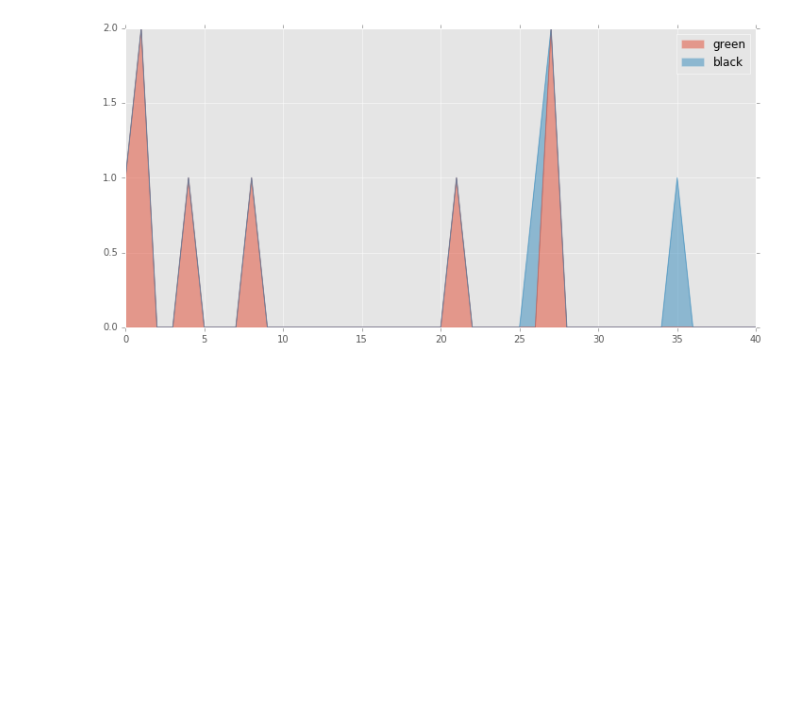
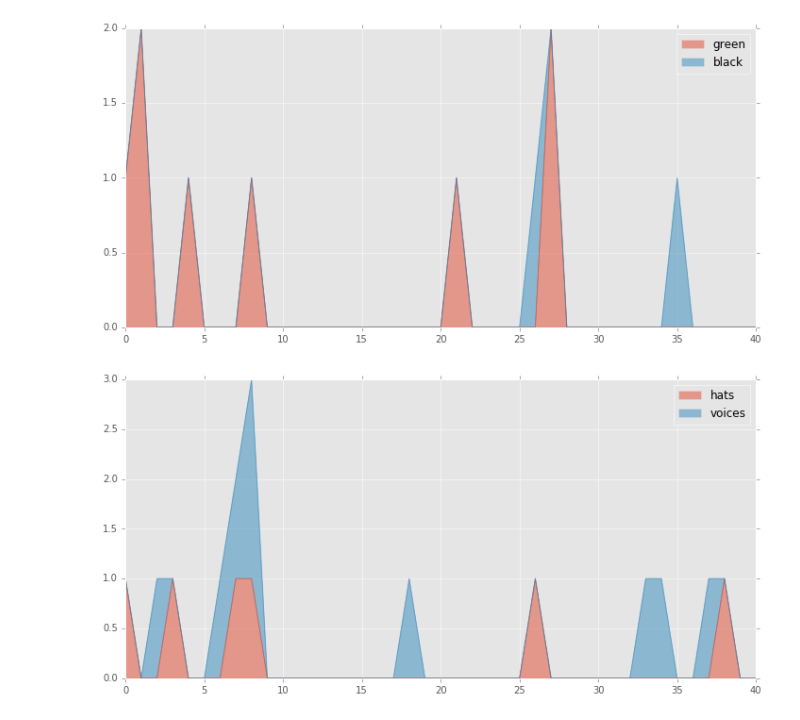
Before and after one commit to JonathanReeve/corpus-mansfield-garden-party-TEI, a Jupyter notebook: garden-party-tag-stats.ipynb, the cells around one changed output. Drawn from its saved outputs; the diff is of its cells as text; code cells hidden in the pictures; blank space fills up the shorter version.

```diff
--- a/garden-party-tag-stats.ipynb
+++ b/garden-party-tag-stats.ipynb
@@ -151,3 +151,7 @@ plotTags(['flora', 'green'])
 plotTags(['green', 'black'])
 # %% [output]
 [figure]
+# %%
+plotTags(['hats', 'voices'])
+# %% [output]
+[figure, added]
```
Also changed, not shown: parts of 4 cells of this notebook, 6 other files.
